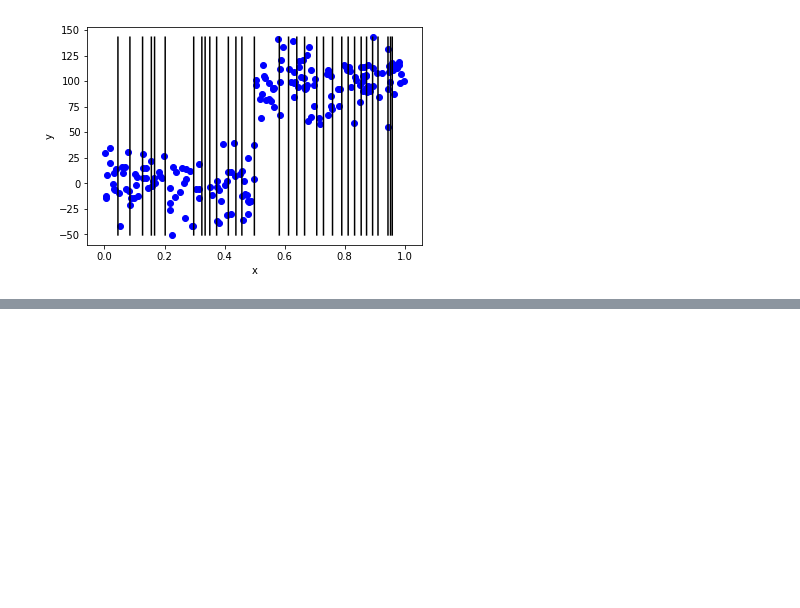
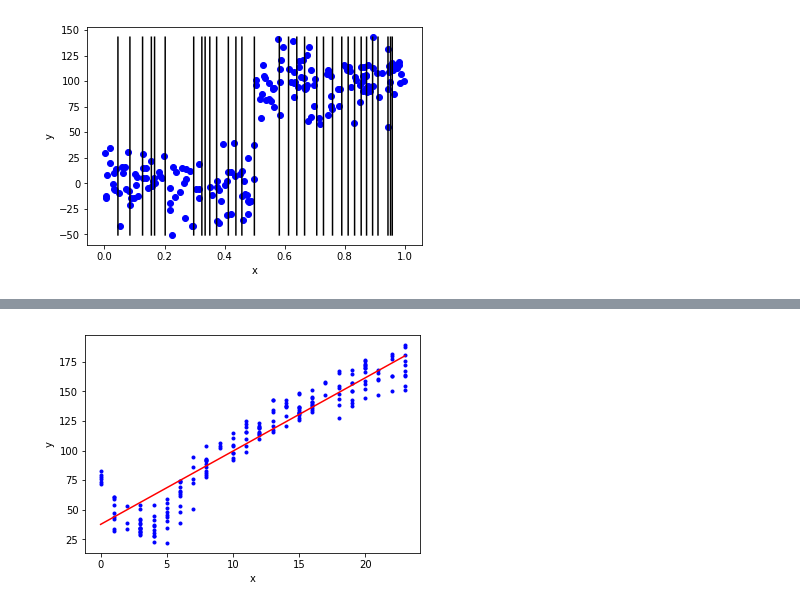
Before and after one commit to codefan/python-study, a Jupyter notebook: MLIA-note/ch09/treeRegression.ipynb, the cells around one changed output, grey strips where cells are left out. Cells and saved outputs as stored; diff of their text form; code cells hidden in the pictures; blank space fills up the shorter version.

```diff
--- a/MLIA-note/ch09/treeRegression.ipynb
+++ b/MLIA-note/ch09/treeRegression.ipynb
@@ -240,0 +313,2 @@ def modelErr(dataSet):
+# %%
+ws,X,Y = linearSolve(trainMat)
@@ -240,0 +321,4 @@ def modelErr(dataSet):
+# %%
+plotTreeCast(testMat, yHat)
+# %% [output]
+[figure, added]
```
Also changed, not shown: parts of 12 cells of this notebook, 1 other file.
